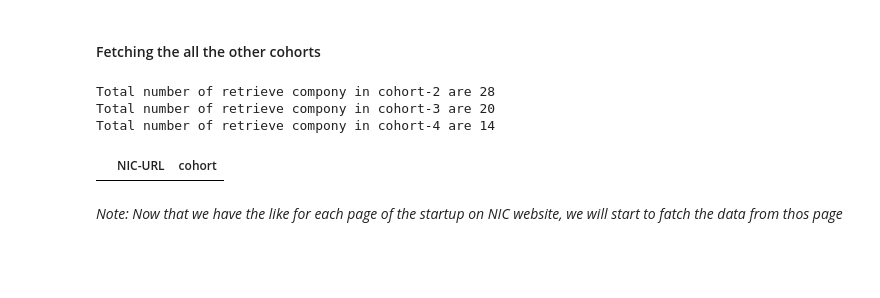
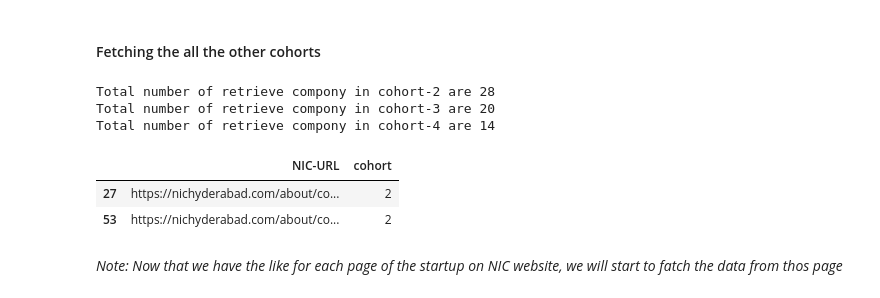
Before and after one commit to codewithawr/404_meme, a Jupyter notebook: nic-hyderabad-startups-data-extraction.ipynb, the cells around one changed output. Saved outputs shown, nothing was run; the diff lists cells and outputs as text; code cells hidden in the pictures; blank space fills up the shorter version.

```diff
--- a/nic-hyderabad-startups-data-extraction.ipynb
+++ b/nic-hyderabad-startups-data-extraction.ipynb
@@ -104,4 +114,12 @@ for i in range(1, total_page):
 Total number of retrieve compony in cohort-2 are 28
 Total number of retrieve compony in cohort-3 are 20
 Total number of retrieve compony in cohort-4 are 14
+# %%
+# Identify all rows where the 'NIC-URL' column has duplicate values
+duplicates = NIC_df[NIC_df['NIC-URL'].duplicated(keep=False)]
+duplicates
+# %% [output]
+|  | NIC-URL | cohort |
+| 27 | https://nichyderabad.com/about/co... | 2 |
+| 53 | https://nichyderabad.com/about/co... | 2 |
 # %%
@@ -108,8 +127,4 @@ Total number of retrieve compony in cohort-4 are 14
 NIC_df.drop_duplicates(subset='NIC-URL', inplace=True)
-# %%
-NIC_df[NIC_df['NIC-URL'].duplicated(keep=False)]
-# %% [output]
-|  | NIC-URL | cohort |
 # %% [markdown]
 *Note: Now that we have the like for each page of the startup on NIC website, we will start to fatch the data from thos page*
 # %%
```
Also changed, not shown: parts of 10 cells of this notebook.
